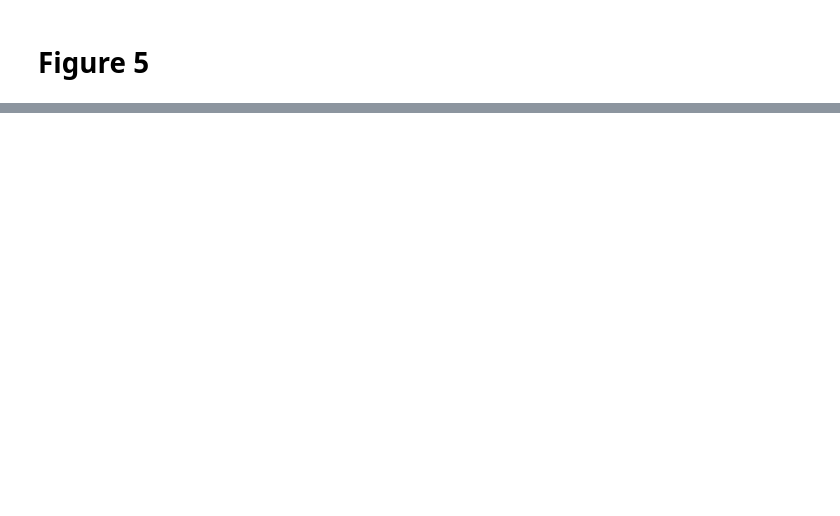
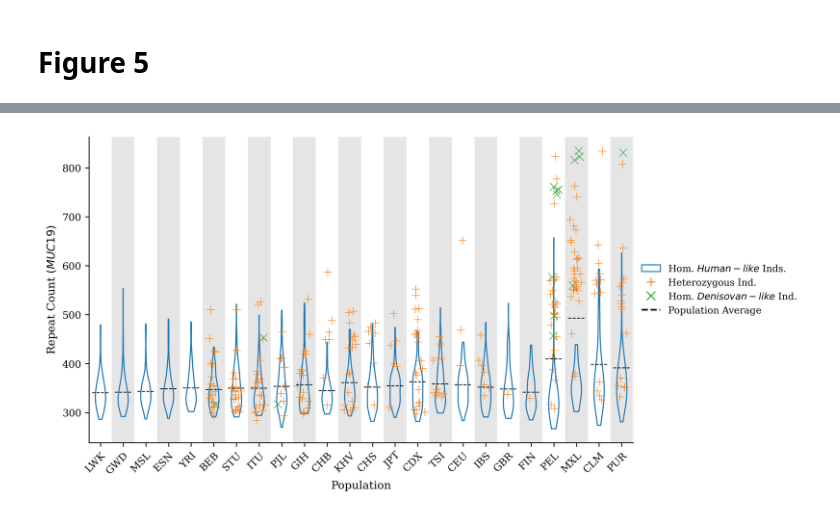
Before and after one commit to David-Peede/MUC19, a Jupyter notebook: figure_nbs/figure_5_v_submission.ipynb, the cells around one changed output, grey strips where cells are left out. Cells and saved outputs as stored; diff of their text form; code cells hidden in the pictures; blank space fills up the shorter version.

Commit message:
squeaky clean and ready for submission :)

```diff
--- a/figure_nbs/figure_5_v_submission.ipynb
+++ b/figure_nbs/figure_5_v_submission.ipynb
@@ -29,8 +23,6 @@ plt.rcParams.update({
     'figure.facecolor': 'white',
     'font.family': 'serif',
     'axes.spines.top': False,
-    'axes.spines.bottom': False,
     'axes.spines.right': False,
-    'axes.spines.left': False,
     'legend.frameon': False,
 })
@@ -372,0 +101,93 @@ plt.show()
+# %%
+# Intialize the positions to plot.
+repeat_pos = np.arange(0, len(tgp_pop_list)*2, 2)
+# Intialize a function for plotting the alternating background.
+def alt_bands(ax=None):
+    locs = np.arange(2, len(tgp_pop_list)*2, 4)
+    for loc in locs:
+        ax.axvspan(loc-1, loc+1, facecolor='black', alpha=0.1)
+# Intialize the figure.
+fig = plt.figure(
+    figsize=(9.5, 4.5), dpi=300,
+)
+# Intialize the axes.
+ax = fig.add_subplot(111)
+# Plot the alternating bands
+alt_bands(ax)
+# Plot the human-like repeat counts.
+vp = ax.violinplot(
+    hum_clean_repeats_72kb, repeat_pos,
+    vert=True, showextrema=False,
+    showmeans=False, widths=0.9,
+)
+# Adjust the violin plots to only show the outline.
+for pc in vp['bodies']:
+    pc.set_facecolor('none')
+    pc.set_edgecolor('tab:blue')
+    pc.set_alpha(1)
+# For every population...
+for idx in range(len(tgp_pop_list)):
+    # Extract the positions.
+    x_pos = repeat_pos[idx]
+    # Compute the mean.
+    repeat_mean = np.nanmean(pop_repeats_72kb[idx])
+    # Plot the mean.
+    ax.hlines(
+        repeat_mean, x_pos-0.75, x_pos+0.75,
+        colors='black', linestyle='dashed', linewidths=0.75,
+    )
+# Set the index counter.
+idx_counter = 0
+# For every x-axis tick.
+for i in repeat_pos:
+    # Grab the data points.
+    y = pop_repeats_72kb[idx_counter]
+    # Add some jitter to the x-axis.
+    x_hets = np.random.normal(i, 0.25, size=len(y[pop_het_mask_72kb[idx_counter]]))
+    x_homs = np.random.normal(i, 0.25, size=len(y[pop_hom_mask_72kb[idx_counter]]))
+    # Plot the points!
+    ax.scatter(
+        x_hets, np.sort(y[pop_het_mask_72kb[idx_counter]]),
+        color='tab:orange', marker='+', s=50, linewidths=0.5,
+    )
+    ax.scatter(
+        x_homs, np.sort(y[pop_hom_mask_72kb[idx_counter]]),
+        color='tab:green', marker='x', s=50, linewidths=0.5,
+    )
+    # Move the index counter forward.
+    idx_counter += 1
+# Configure the legend.
+legend_elements = [
+    Patch(facecolor='none', edgecolor='tab:blue', label=r'Hom. $Human-like$ Inds.'),
+    Line2D([0], [0], marker='+', color='tab:orange', linestyle='none', markersize=7.5, label='Heterozygous Ind.'),
+    Line2D([0], [0], marker='x', color='tab:green', linestyle='none', markersize=7.5, label=r'Hom. $Denisovan-like$ Ind.'),
+    Line2D([0], [0], color='black', linestyle='dashed', label='Population Average'),
+]
+# Add a figure lgend.
+ax.legend(
+    handles=legend_elements, loc='center left',
+    bbox_to_anchor=(1.0, 0.5), frameon=False,
+    fontsize=8.5,
+)
+# Set the axes labels.
+plt.xlabel('Population', size=10)
+plt.ylabel(r'Repeat Count $\left( MUC19 \right)$', size=10)
+# Set the x-axis tick positions and labels.
+ax.set_xticks(repeat_pos)
+ax.set_xticklabels(
+    tgp_pop_list, rotation=45,
+    ha='right', rotation_mode='anchor',
+)
+# Set the x-axis tick positions and labels.
+ax.set_xlim(-1, (len(tgp_pop_list)*2)-1)
+ax.tick_params(axis='y', labelsize=9)
+ax.tick_params(axis='x', labelsize=9)
+# Export the plot.
+plt.savefig(
+    './figures/figure_5.png', format='png',
+    facecolor='white', bbox_inches='tight', dpi=500,
+)
+# Show the plot.
+plt.show()
+# %% [output]
+[figure, added]
```
Also changed, not shown: parts of 10 cells of this notebook, 33 other files.
